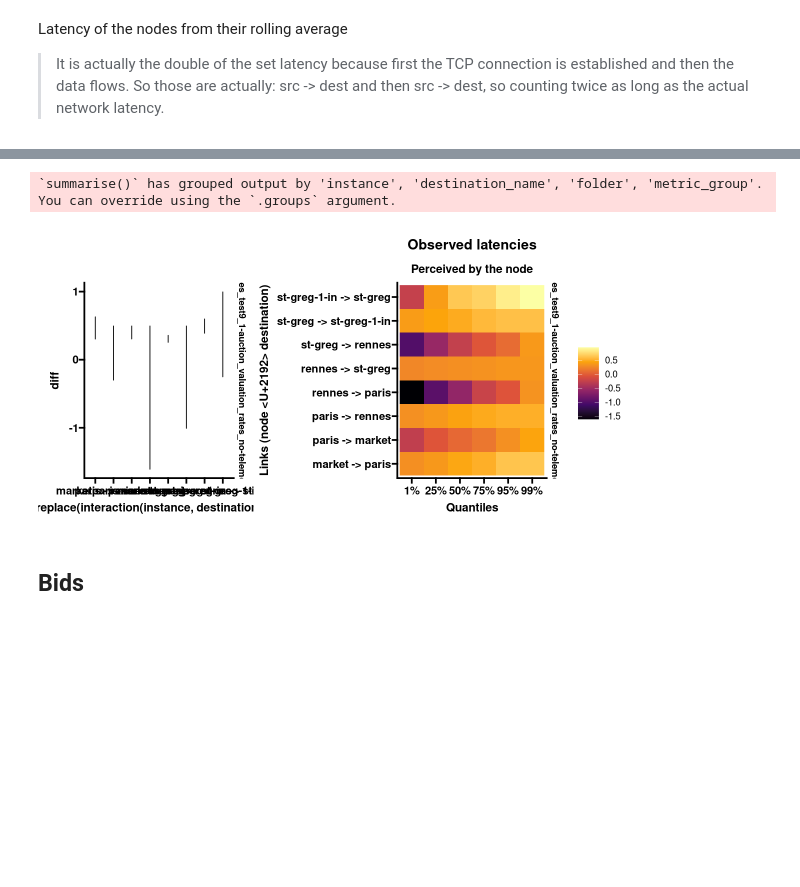
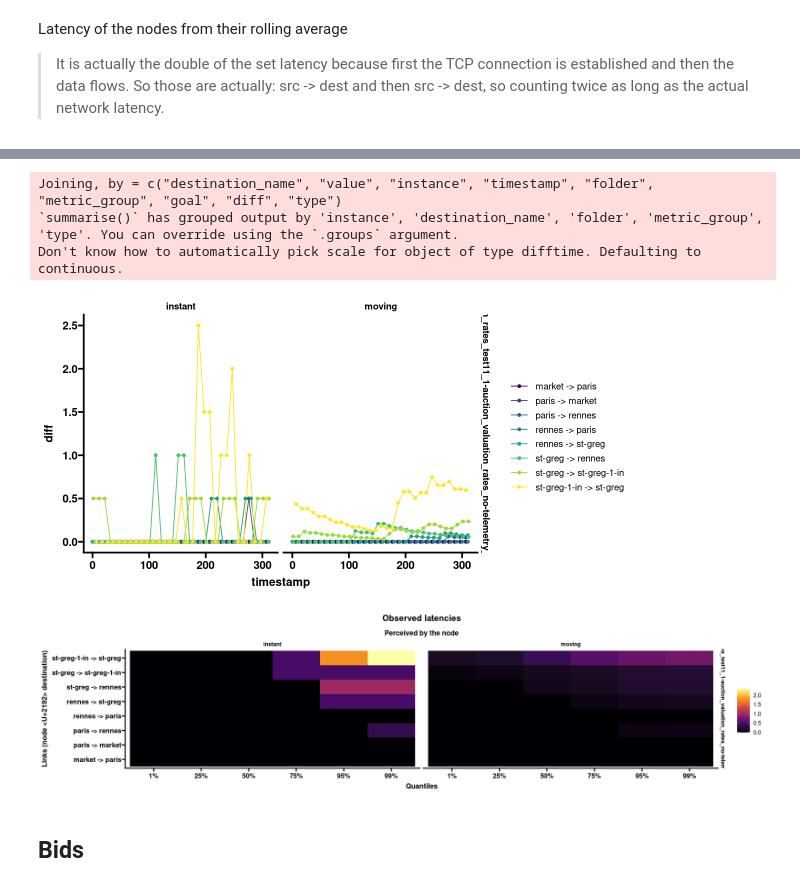
Before and after one commit to VolodiaPG/giraff, a Jupyter notebook: enos/live/experiment.ipynb, the cells around one changed output, grey strips where cells are left out. Saved outputs shown, nothing was run; the diff lists cells and outputs as text; code cells hidden in the pictures; blank space fills up the shorter version.

```diff
--- a/enos/live/experiment.ipynb
+++ b/enos/live/experiment.ipynb
@@ -30,7 +30,7 @@ Définir une fonction d'utilité au niveau des enchères, par rapport au temps d
 # %%
 METRICS_PATH <- "metrics-arks"
 METRICS_ARKS <- c(
-    "metrics_valuation_rates_test9_1-auction_valuation_rates_no-telemetry_2023-05-10-11-28.tar.xz"
+    "metrics_valuation_rates_test11_1-auction_valuation_rates_no-telemetry_2023-05-10-14-27.tar.xz"
 ) # looks at "./*"
 
 METRICS_GROUP <- c(
@@ -174,6 +174,9 @@ load_csv <- function(filename) {
 }
 # %%
 names_raw <- load_csv("names.csv")
+addresses <- stringr::str_match(names_raw$instance, "(.+):([0-9]+)")
+names_raw$instance <- addresses[, 2]
+names_raw <- names_raw %>% filter(name != "marketplace")
 missing <- data.frame(instance = names_raw$name, n = 0)
 
 # names_raw
@@ -202,6 +205,9 @@ adjust_timestamps <- function(x) {
 }
 
 prepare <- function(x) {
+  addresses <- stringr::str_match(x$instance, "(.+):([0-9]+)")
+  x$instance <- addresses[, 2]
+
   return(
     x %>%
       inner_join(names_raw %>% mutate(instance_name = name) %>% select(-name), c("instance", "folder", "metric_group", "metric_group_group")) %>%
@@ -282,7 +288,9 @@ Latency of the nodes from their rolling average
 latency <- load_csv("fog_node_neighbors_latency_rolling_avg.csv") %>%
   prepare() %>%
   inner_join(names_raw %>% mutate(instance_to = instance) %>% mutate(destination_name = name) %>% select(-c(instance, name)), c("instance_to", "folder", "metric_group"))
-graph_matrix["st-greg", "st-greg"]
+latency_instants <- load_csv("fog_node_neighbors_latency.csv") %>%
+  prepare() %>%
+  inner_join(names_raw %>% mutate(instance_to = instance) %>% mutate(destination_name = name) %>% select(-c(instance, name)), c("instance_to", "folder", "metric_group"))
 
 latency_goals <- latency %>%
   ungroup() %>%
@@ -295,7 +303,13 @@ latency_goals <- latency %>%
 latency <- latency %>%
   select(destination_name, value, instance, timestamp, folder, metric_group) %>%
   inner_join(latency_goals, by = c("instance", "destination_name")) %>%
-  mutate(value = 1000*value) %>%
+  mutate(value = 1000*value / 2) %>%
+  mutate(diff = value - goal)
+
+latency_instants <- latency_instants %>%
+  select(destination_name, value, instance, timestamp, folder, metric_group) %>%
+  inner_join(latency_goals, by = c("instance", "destination_name")) %>%
+  mutate(value = 1000*value / 2) %>%
   mutate(diff = value - goal)
 # latency_goals
 # head(latency_goals %>% filter(destination_name == "st-greg"))
@@ -313,9 +334,13 @@ dbl (2): timestamp, value
 # %%
-latency_data <- latency %>%
+latency_data_raw <- latency %>%
+  mutate(type = "moving") %>%
+  full_join(latency_instants %>% mutate(type = "instant"))
+
+latency_data <- latency_data_raw %>%
   # group_by(instance, folder, metric_group) %>%
   # arrange(timestamp, .by_group = TRUE) %>%
   # summarise(auc = sum(diff(timestamp) * rollmean(value, 2))) %>%
-  group_by(instance, destination_name, folder, metric_group) %>%
+  group_by(instance, destination_name, folder, metric_group, type) %>%
   summarise(
     quantile = scales::percent(c(0.01, 0.25, 0.5, 0.75, 0.95, 0.99)),
     diff = quantile(diff, c(0.01, 0.25, 0.5, 0.75, 0.95, 0.99))
@@ -327,41 +352,48 @@ latency_data <- latency %>%
 
 # head(latency)
 fig(10, 5)
 
-latency %>%
-ggplot(
+latency_data_raw %>%
+  ggplot(
     aes(
-      x = factor(str_replace(interaction(instance, destination_name), "\\.", " -> "), ordered = TRUE),
+      x = timestamp,
+      # color = factor(str_replace(interaction(instance, destination_name), "\\.", " -> "), ordered = TRUE),
+      # group = type,
+      color = factor(str_replace(interaction(instance, destination_name), "\\.", " -> "), ordered = TRUE),
       y = diff,
     )
   ) +
   geom_line() +
-  facet_grid(rows = vars(folder), scale = "free") +
+  geom_point() +
+  facet_grid(rows = vars(folder), cols = vars(type), scale = "free")
 
-
+fig(20, 5)
 latency_data %>%
   ggplot(
     aes(
       y = factor(str_replace(interaction(instance, destination_name), "\\.", " -> "), ordered = TRUE),
       x = quantile,
       fill = diff,
     )
   ) +
   geom_raster() +
   # geom_text(aes(label=round(diff)), color = "white", alpha=.7, size = 3) +
   scale_fill_viridis_c(option = "inferno") + # trans = 'pseudo_log',
   # scale_fill_gradient2(low = "black", high = "white") +
-  facet_grid(rows = vars(folder), scale = "free") +
+  facet_grid(rows = vars(folder), cols = vars(type), scale = "free") +
   labs(
     x = "Quantiles",
     y = "Links (node <U+2192> destination)",
     title = "Observed latencies",
     subtitle = "Perceived by the node",
     fill = "Latency (ms)",
   )
 # %% [output]
-`summarise()` has grouped output by 'instance', 'destination_name', 'folder', 'metric_group'. You can override using the `.groups` argument.
+Joining, by = c("destination_name", "value", "instance", "timestamp", "folder", "metric_group", "goal", "diff", "type")
+`summarise()` has grouped output by 'instance', 'destination_name', 'folder', 'metric_group', 'type'. You can override using the `.groups` argument.
+Don't know how to automatically pick scale for object of type difftime. Defaulting to continuous.
-[figure, old version]
+[figure, new version]
+[figure, added]
 # %% [markdown]
 ## Bids
 # %%
```
Also changed, not shown: parts of 14 cells of this notebook, 8 other files.
